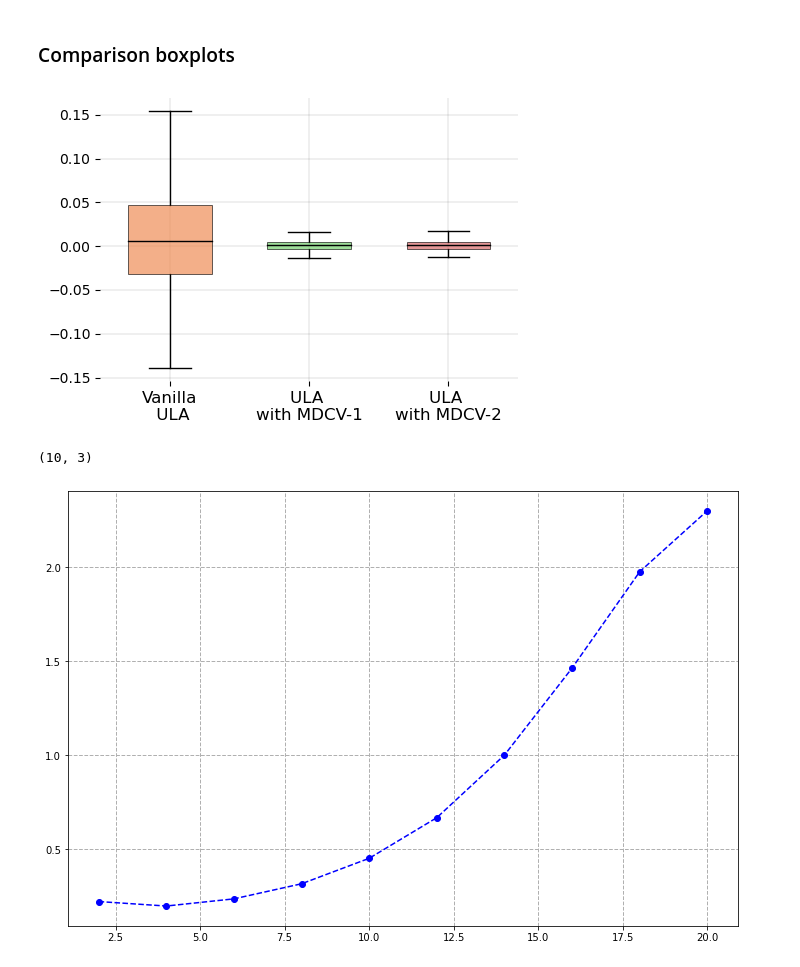
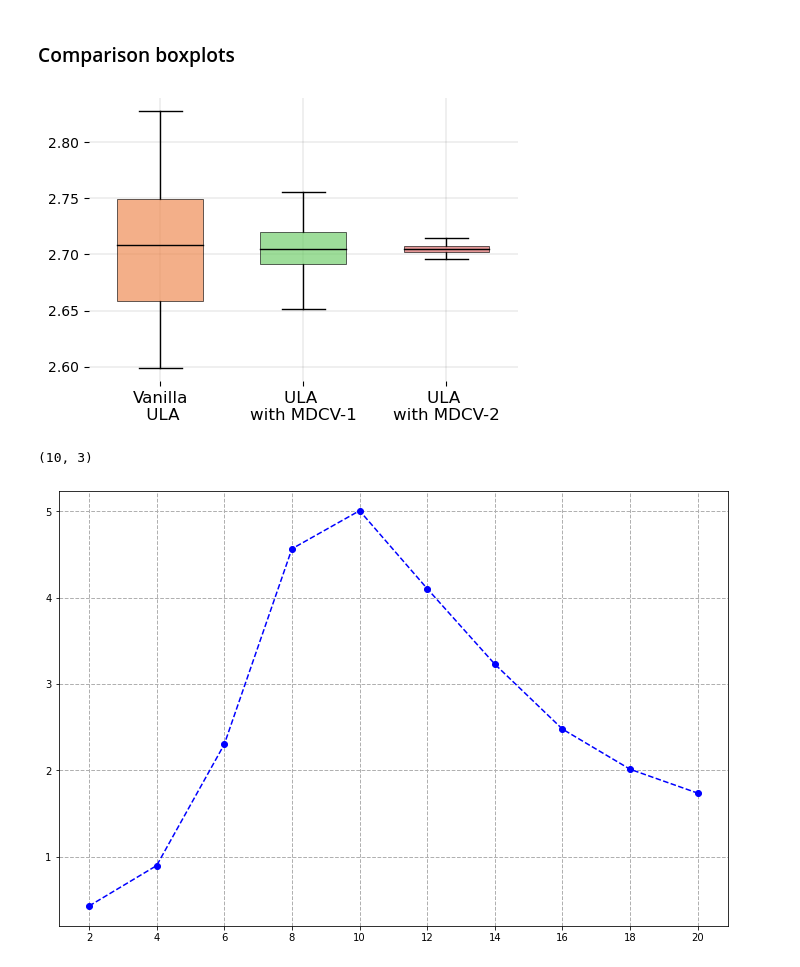
Before and after one commit to svsamsonov/VR-MCMC, a Jupyter notebook: Code/Gaussian_mixture_updated.ipynb, the cells around one changed output. Drawn from its saved outputs; the diff is of its cells as text; code cells hidden in the pictures.

```diff
--- a/Code/Gaussian_mixture_updated.ipynb
+++ b/Code/Gaussian_mixture_updated.ipynb
@@ -90,7 +90,7 @@ def test_traj(coefs_poly_regr,gamma,r_seed,lag,d,N_test,x0):
     for k in range(len(basis_funcs)):
         poly_vals[k,:] = compute_H(basis_funcs[k],Noise)
     #initialize function
-    f_vals_vanilla = np.sum(X_test,axis=1)
+    f_vals_vanilla = np.sum(X_test**2,axis=1)
     #array to store control variates values
     cvfs = np.zeros_like(f_vals_vanilla)
     #compute coeffitients bar_a
@@ -116,7 +116,7 @@ def test_traj(coefs_poly_regr,gamma,r_seed,lag,d,N_test,x0):
                         2*coefs_poly_regr[i,3]*np.sqrt(2*gamma)*(x0 + gamma*b(x0))[1]
         #second-order coefficients
         #coefficients with H_1_1
-        #bar_a_1_1[i,:] = 2*coefs_poly_regr[i,4]*gamma
+        bar_a_1_1[i,:] = 2*coefs_poly_regr[i,4]*gamma
         #coefficients with H_2_0
         bar_a_2_0[i,1:] = 2*np.sqrt(2)*coefs_poly_regr[i,3]*gamma
         #coefficients with H_0_2
@@ -141,13 +141,7 @@ def test_traj(coefs_poly_regr,gamma,r_seed,lag,d,N_test,x0):
             M_n_0_2 += bar_a_0_2[r,l]
     #print("M_n_0_1: ",M_n_0_1)
     #print("M_n_1_0: ",M_n_1_0)
-    return np.mean(f_vals_vanilla), np.mean(f_vals_vanilla)-(M_n_0_1 + M_n_1_0)/N_test, np.mean(f_vals_vanilla)-(M_n_0_1 + M_n_1_0 + M_n_1_1 + M_n_2_0 + M_n_0_2)/N_test
+    return np.mean(f_vals_vanilla), np.mean(f_vals_vanilla)-(M_n_0_1 + M_n_1_0+M_n_1_1)/N_test, np.mean(f_vals_vanilla)-(M_n_0_1 + M_n_1_0 + M_n_1_1 + M_n_2_0 + M_n_0_2)/N_test
 #
 #
 #
-# %%
-a = np.random.randn(2)
-b = np.random.randn(1000,2)
-a = a.reshape((1,2))
-c = a - b
-print(c.shape)
@@ -225,7 +217,7 @@ gamma = 2e-1 #Step size
 n_traj = 1
 d = 2
 n_traj_test = 96 # Number of independent MCMC trajectories for test
-f_type = "linear"
+f_type = "quadratic"
 K_max = 2 #max degree of Hermite polynomial
 S_max = 2 #max degree of polynomial during regression stage
 lag = 100 #maximal lag order
@@ -312,9 +304,9 @@ title = ""
 labels = ['Vanilla\n ULA', 'ULA \nwith MDCV-1', 'ULA \nwith MDCV-2']
 # %%
 data = [res_list[0,:,0],res_list[-3,:,1], res_list[-3,:,2]]
-boxplot_ind(data, title, labels,path="./2d_gaussian_mixture_linear_29_10.pdf")
+boxplot_ind(data, title, labels,path="./2d_gaussian_mixture_quadratic_01_12.pdf")
 # %% [output]
-[figure, old version]
+[figure, new version]
 # %%
 var_arr = np.var(res_list,axis=1)
 print(var_arr.shape)
@@ -322,19 +314,22 @@ print(var_arr.shape)
 (10, 3)
 # %%
 import matplotlib.pyplot as plt
-plt.figure(figsize=(12,8))
+fig = plt.figure(figsize=(12,8))
+ax = fig.add_subplot(1, 1, 1)
+major_ticks = np.arange(0, 21, 2)
+ax.set_xticks(major_ticks)
 # plot the index for the x-values
 #plt.plot(lags,vr_rates_dep/(lags*8), marker='o', linestyle='--', color='r', label='Train on dependent trajectories')
-plt.plot(lags,(var_arr[:,0]/(var_arr[:,2]*lags*4)), marker='o', linestyle='--', color='b') #,label='Train on independent trajectories')
+plt.plot(lags,(var_arr[:,0]/(var_arr[:,2]*lags*5)), marker='o', linestyle='--', color='b') #,label='Train on independent trajectories')
 #plt.xlabel('lag',fontsize = 18)
 #plt.ylabel('cost',fontsize = 18)
 #plt.title('VR cost for MDCV, Gaussian distribution, quadratic target',fontsize = 20)
 plt.grid(linestyle='--', linewidth=1.0)
 #plt.legend()
 #plt.show()
-plt.savefig("./cost_2d_gaussian_mixture_linear_29_10.pdf")
+plt.savefig("./cost_2d_gaussian_mixture_quadratic_01_12.pdf")
 # %% [output]
-[figure, old version]
+[figure, new version]
 # %%
 plt.figure(figsize=(12,8))
 # plot the index for the x-values
```
Also changed, not shown: parts of 3 cells of this notebook, 5 other files.
